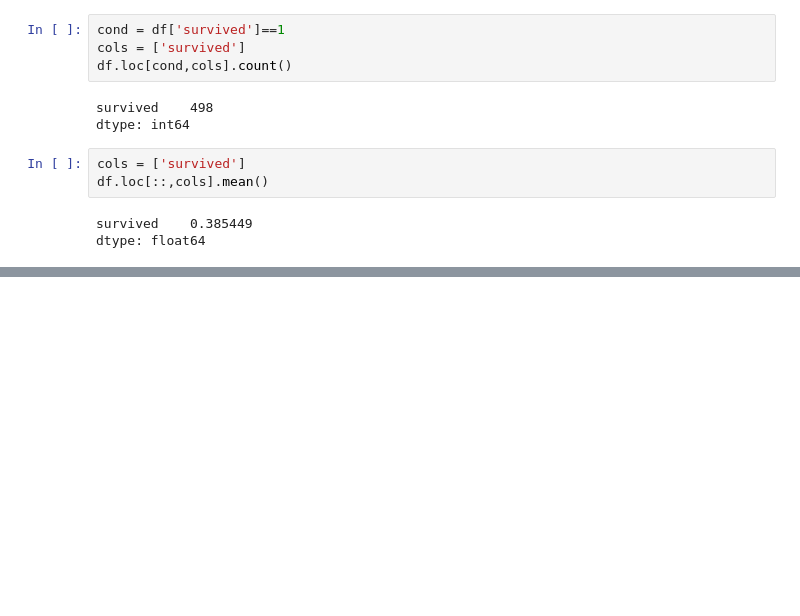
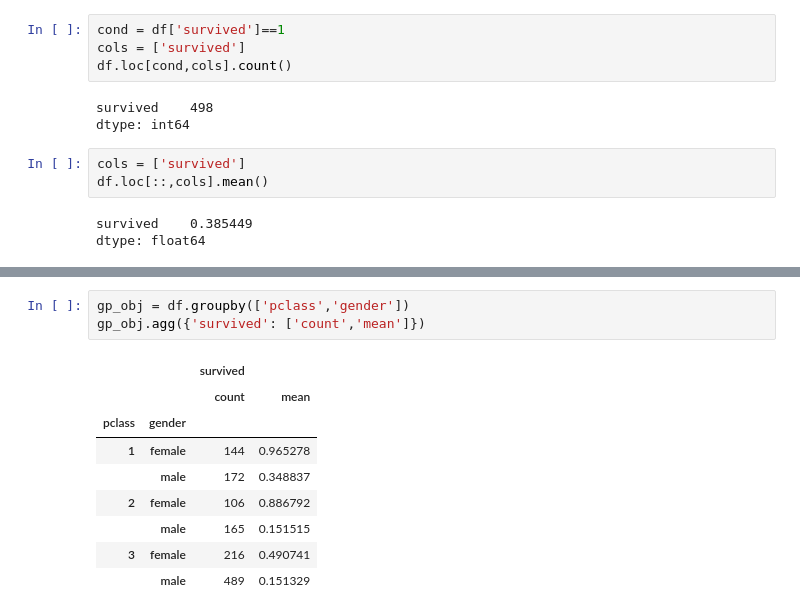
Before and after one commit to NotOnlyGeeks/LearnPandas, a Jupyter notebook: pandas2.ipynb, the cells around one changed output, grey strips where cells are left out. Cells and saved outputs as stored; diff of their text form; blank space fills up the shorter version.

```diff
--- a/pandas2.ipynb
+++ b/pandas2.ipynb
@@ -503,0 +588,13 @@ df.agg(cond)
+# %%
+gp_obj = df.groupby(['pclass','gender'])
+gp_obj.agg({'survived': ['count','mean']})
+# %% [output]
+|  |  | survived |  |
+|  |  | count | mean |
+| pclass | gender |  |  |
+| 1 | female | 144 | 0.965278 |
+|  | male | 172 | 0.348837 |
+| 2 | female | 106 | 0.886792 |
+|  | male | 165 | 0.151515 |
+| 3 | female | 216 | 0.490741 |
+|  | male | 489 | 0.151329 |
```
Also changed, not shown: parts of 44 cells of this notebook.
